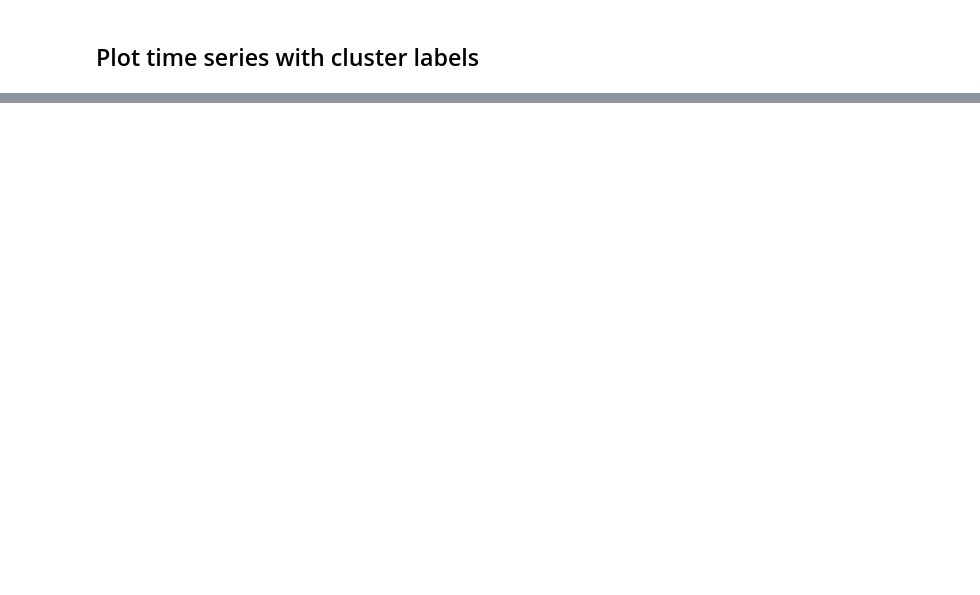
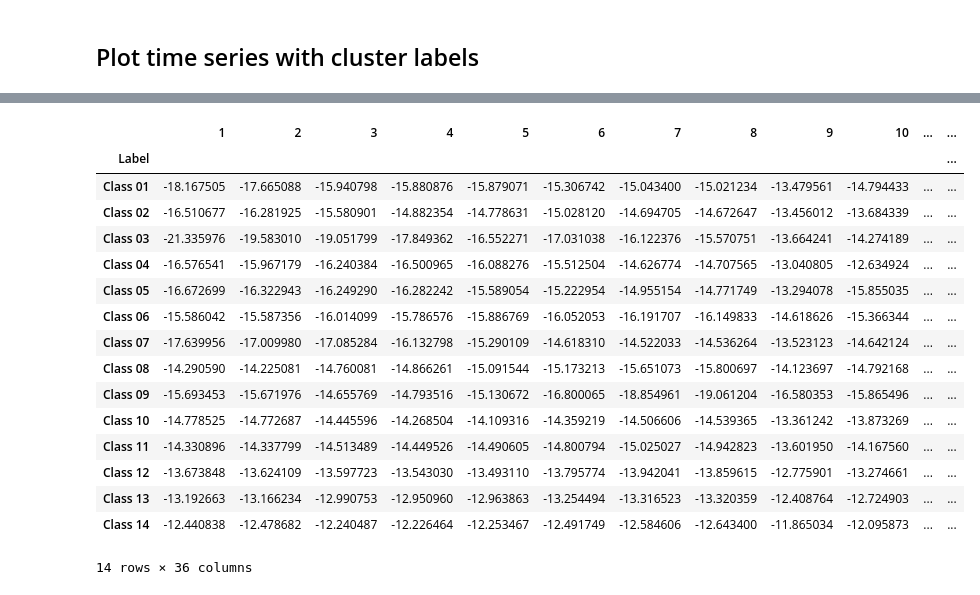
Before and after one commit to PEOPLE-ER/Wetland-Function-Assessment, a Jupyter notebook: cluster_analysis_hdbscan.ipynb, the cells around one changed output, grey strips where cells are left out. Drawn from its saved outputs; the diff is of its cells as text; code cells hidden in the pictures; blank space fills up the shorter version.

```diff
--- a/cluster_analysis_hdbscan.ipynb
+++ b/cluster_analysis_hdbscan.ipynb
@@ -124,0 +125,22 @@ fig
+# %%
+df_ref = df_ts.groupby('Label').mean()
+df_ref.drop('No Label', inplace=True)
+df_ref
+# %% [output]
+|  | 1 | 2 | 3 | 4 | 5 | 6 | 7 | 8 | 9 | 10 | ... | ... |
+| Label |  |  |  |  |  |  |  |  |  |  |  | ... |
+| Class 01 | -18.167505 | -17.665088 | -15.940798 | -15.880876 | -15.879071 | -15.306742 | -15.043400 | -15.021234 | -13.479561 | -14.794433 | ... | ... |
+| Class 02 | -16.510677 | -16.281925 | -15.580901 | -14.882354 | -14.778631 | -15.028120 | -14.694705 | -14.672647 | -13.456012 | -13.684339 | ... | ... |
+| Class 03 | -21.335976 | -19.583010 | -19.051799 | -17.849362 | -16.552271 | -17.031038 | -16.122376 | -15.570751 | -13.664241 | -14.274189 | ... | ... |
+| Class 04 | -16.576541 | -15.967179 | -16.240384 | -16.500965 | -16.088276 | -15.512504 | -14.626774 | -14.707565 | -13.040805 | -12.634924 | ... | ... |
+| Class 05 | -16.672699 | -16.322943 | -16.249290 | -16.282242 | -15.589054 | -15.222954 | -14.955154 | -14.771749 | -13.294078 | -15.855035 | ... | ... |
+| Class 06 | -15.586042 | -15.587356 | -16.014099 | -15.786576 | -15.886769 | -16.052053 | -16.191707 | -16.149833 | -14.618626 | -15.366344 | ... | ... |
+| Class 07 | -17.639956 | -17.009980 | -17.085284 | -16.132798 | -15.290109 | -14.618310 | -14.522033 | -14.536264 | -13.523123 | -14.642124 | ... | ... |
+| Class 08 | -14.290590 | -14.225081 | -14.760081 | -14.866261 | -15.091544 | -15.173213 | -15.651073 | -15.800697 | -14.123697 | -14.792168 | ... | ... |
+| Class 09 | -15.693453 | -15.671976 | -14.655769 | -14.793516 | -15.130672 | -16.800065 | -18.854961 | -19.061204 | -16.580353 | -15.865496 | ... | ... |
+| Class 10 | -14.778525 | -14.772687 | -14.445596 | -14.268504 | -14.109316 | -14.359219 | -14.506606 | -14.539365 | -13.361242 | -13.873269 | ... | ... |
+| Class 11 | -14.330896 | -14.337799 | -14.513489 | -14.449526 | -14.490605 | -14.800794 | -15.025027 | -14.942823 | -13.601950 | -14.167560 | ... | ... |
+| Class 12 | -13.673848 | -13.624109 | -13.597723 | -13.543030 | -13.493110 | -13.795774 | -13.942041 | -13.859615 | -12.775901 | -13.274661 | ... | ... |
+| Class 13 | -13.192663 | -13.166234 | -12.990753 | -12.950960 | -12.963863 | -13.254494 | -13.316523 | -13.320359 | -12.408764 | -12.724903 | ... | ... |
+| Class 14 | -12.440838 | -12.478682 | -12.240487 | -12.226464 | -12.253467 | -12.491749 | -12.584606 | -12.643400 | -11.865034 | -12.095873 | ... | ... |
+14 rows × 36 columns
```
Also changed, not shown: parts of 11 cells of this notebook, 4 other files.
